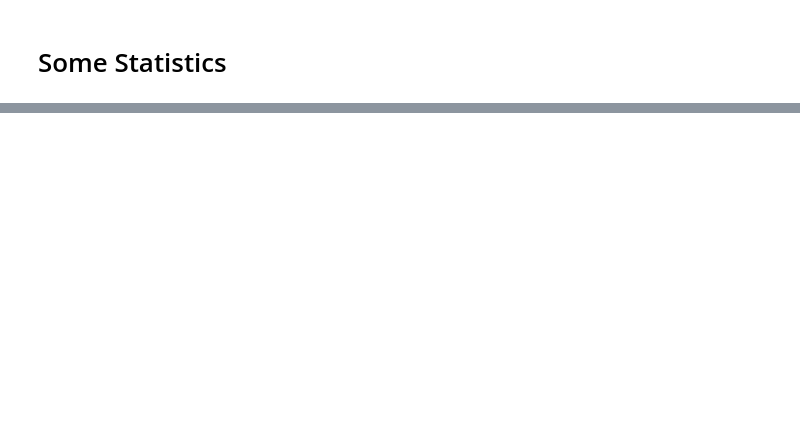
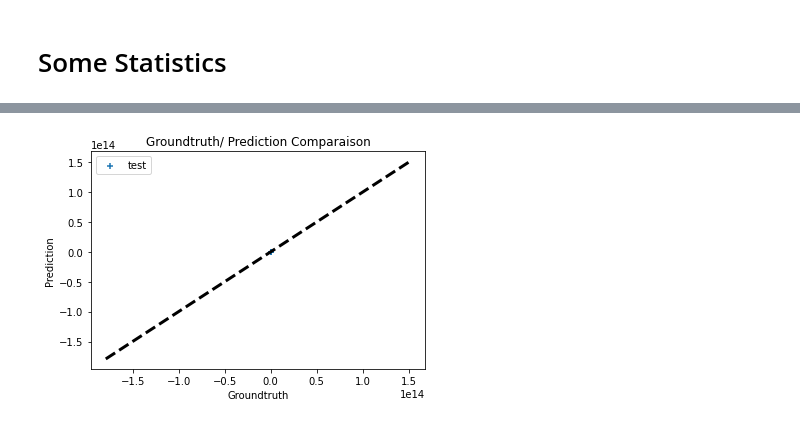
Before and after one commit to pmassouf/Titanic-Competition, a Jupyter notebook: booking-hotels-dataset.ipynb, the cells around one changed output, grey strips where cells are left out. Saved outputs shown, nothing was run; the diff lists cells and outputs as text; code cells hidden in the pictures; blank space fills up the shorter version.

```diff
--- a/booking-hotels-dataset.ipynb
+++ b/booking-hotels-dataset.ipynb
@@ -258,0 +429,15 @@ Length: 69, dtype: object
+# %%
+model_3 = model_3.fit(X_train.values, y_train.values)
+y_test_pred = model_3.predict(X_test.values)
+# %%
+fig = plt.figure(1)
+plt.scatter(y_test,y_test_pred, marker='+', label='test')
+plt.plot([xmin,xmax], [xmin,xmax], lw=3, color='k', ls='--') ## droite separatrice d'equation x2=x1
+
+plt.xlabel('Groundtruth')
+plt.ylabel('Prediction')
+plt.title('Groundtruth/ Prediction Comparaison')
+plt.legend()
+plt.savefig('XGB.png')
+# %% [output]
+[figure, added]
```
Also changed, not shown: parts of 44 cells of this notebook.
